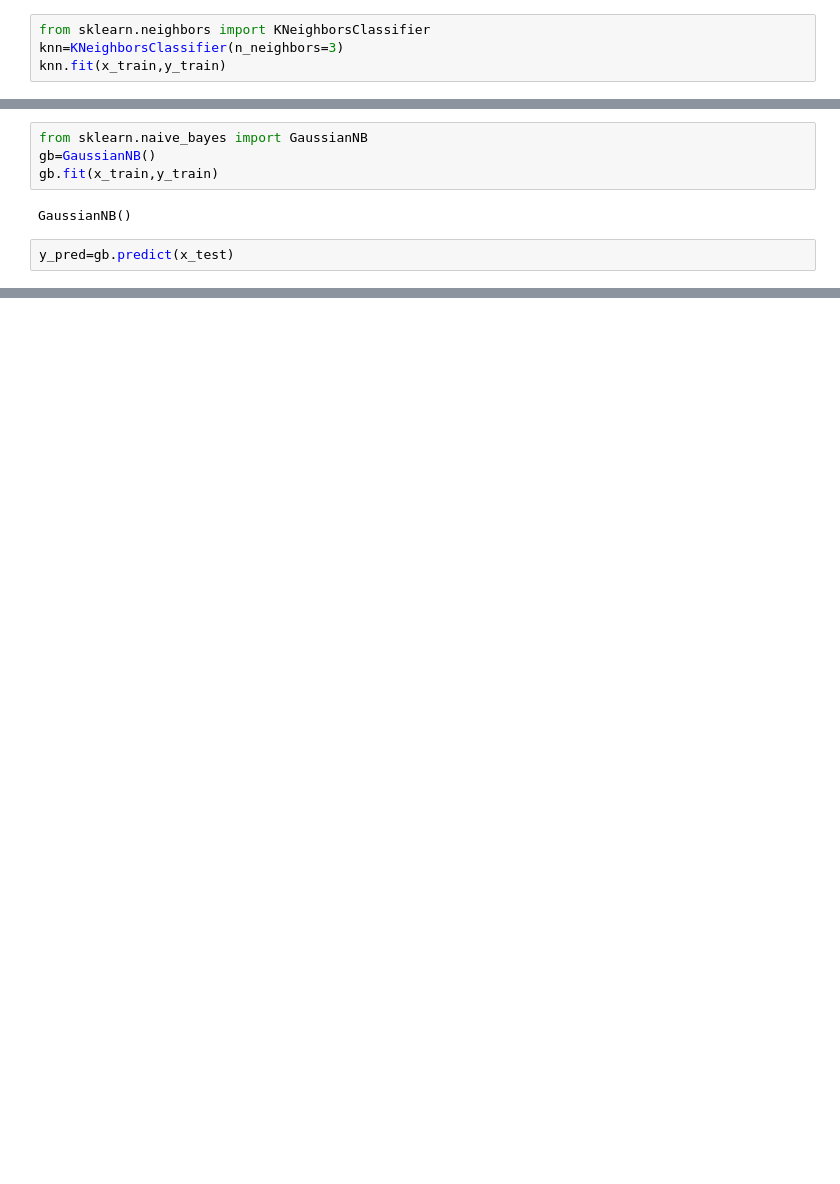
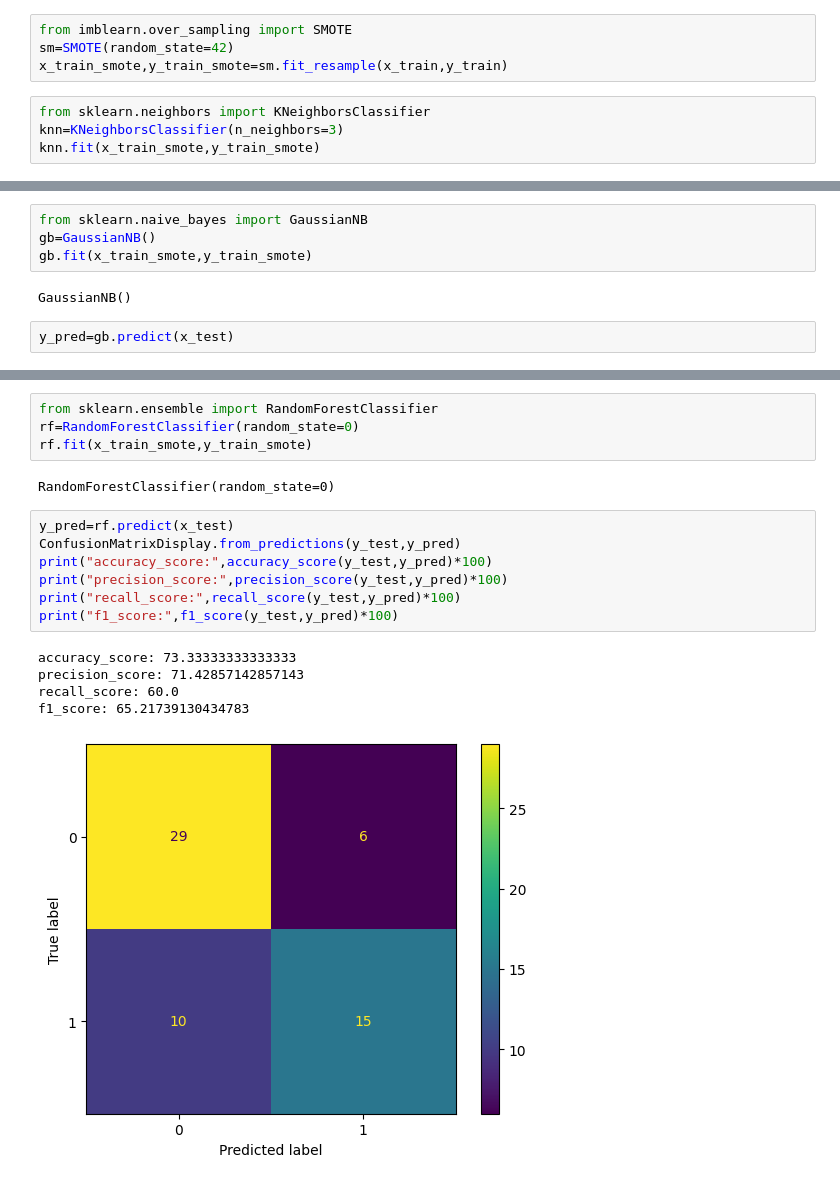
Before and after one commit to joji-c/mljourney, a Jupyter notebook: exam/heart-failure-casestudy/heart_process.ipynb, the cells around one changed output, grey strips where cells are left out. Drawn from its saved outputs; the diff is of its cells as text; blank space fills up the shorter version.

```diff
--- a/exam/heart-failure-casestudy/heart_process.ipynb
+++ b/exam/heart-failure-casestudy/heart_process.ipynb
@@ -91,10 +91,14 @@ array([[0.63636364, 1.        , 0.02845114, ..., 1.        , 0.        ,
         0.85409253],
        [0.72727273, 0.        , 0.11163562, ..., 1.        , 1.        ,
         0.29537367]], shape=(239, 12))
+# %%
+from imblearn.over_sampling import SMOTE
+sm=SMOTE(random_state=42)
+x_train_smote,y_train_smote=sm.fit_resample(x_train,y_train)
 # %%
 from sklearn.neighbors import KNeighborsClassifier
 knn=KNeighborsClassifier(n_neighbors=3)
-knn.fit(x_train,y_train)
+knn.fit(x_train_smote,y_train_smote)
 # %% [output]
 KNeighborsClassifier(n_neighbors=3)
 # %%
@@ -119,7 +119,7 @@ f1_score: 42.42424242424242
 # %%
 from sklearn.naive_bayes import GaussianNB
 gb=GaussianNB()
-gb.fit(x_train,y_train)
+gb.fit(x_train_smote,y_train_smote)
 # %% [output]
 GaussianNB()
 # %%
@@ -143,0 +139,19 @@ f1_score: 66.66666666666666
+# %%
+from sklearn.ensemble import RandomForestClassifier
+rf=RandomForestClassifier(random_state=0)
+rf.fit(x_train_smote,y_train_smote)
+# %% [output]
+RandomForestClassifier(random_state=0)
+# %%
+y_pred=rf.predict(x_test)
+ConfusionMatrixDisplay.from_predictions(y_test,y_pred)
+print("accuracy_score:",accuracy_score(y_test,y_pred)*100)
+print("precision_score:",precision_score(y_test,y_pred)*100)
+print("recall_score:",recall_score(y_test,y_pred)*100)
+print("f1_score:",f1_score(y_test,y_pred)*100)
+# %% [output]
+accuracy_score: 73.33333333333333
+precision_score: 71.42857142857143
+recall_score: 60.0
+f1_score: 65.21739130434783
+[figure, added]
```
Also changed, not shown: parts of 4 cells of this notebook, 6 other files.
